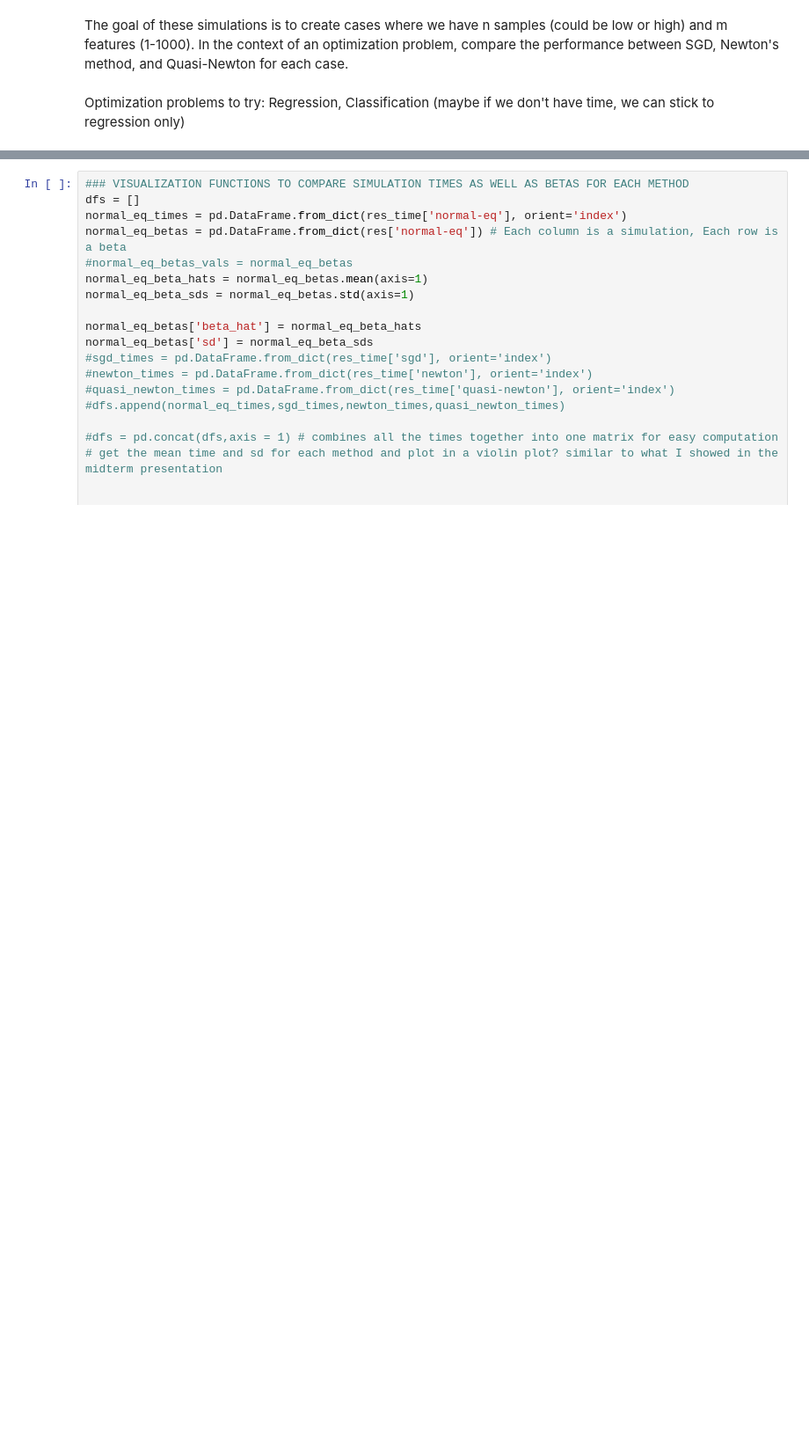
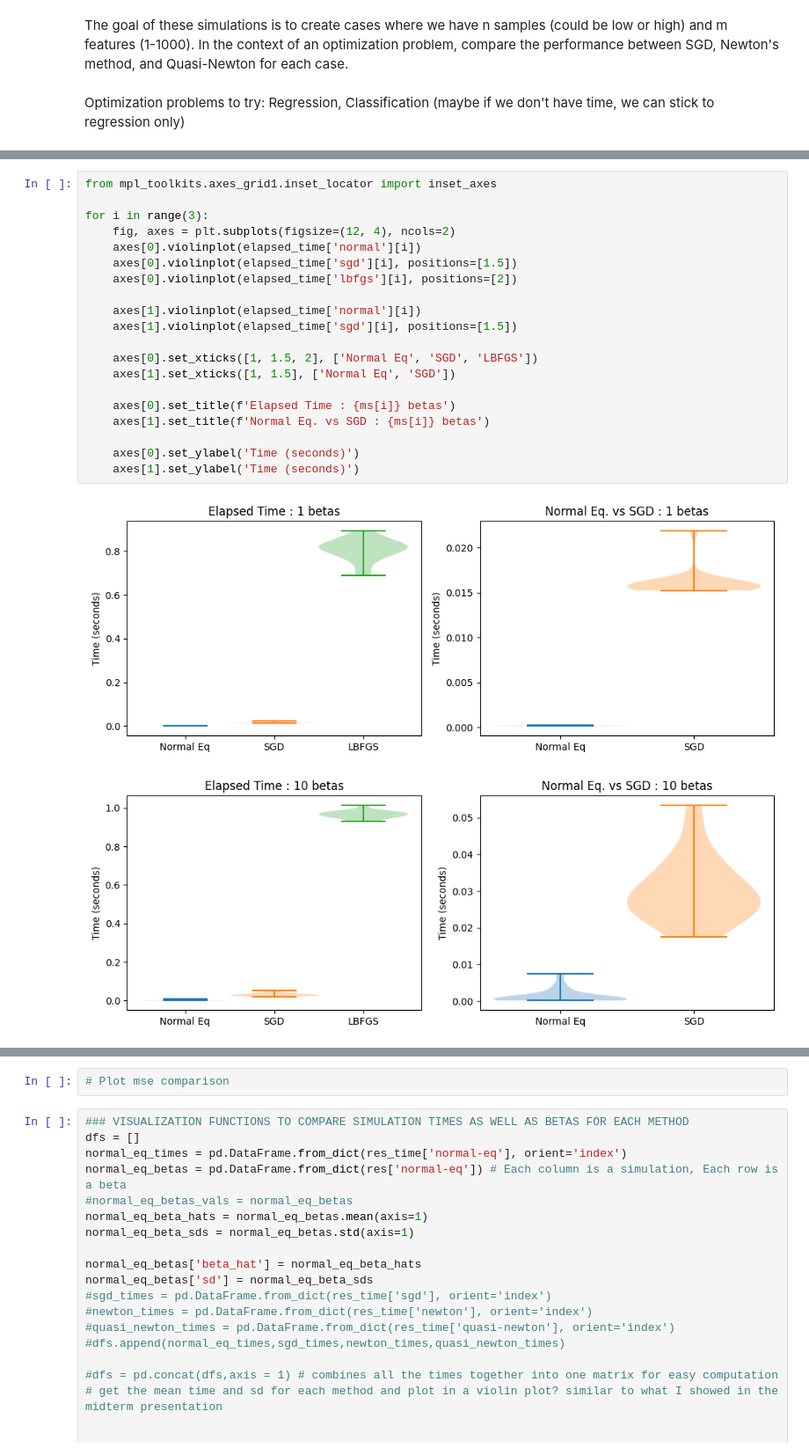
Before and after one commit to ryanhammonds/dsc210, a Jupyter notebook: project/Optimization Work.ipynb, the cells around one changed output, grey strips where cells are left out. Shown at 88% size. Drawn from its saved outputs; the diff is of its cells as text; blank space fills up the shorter version.

```diff
--- a/project/Optimization Work.ipynb
+++ b/project/Optimization Work.ipynb
@@ -289,0 +306,23 @@ for m in range(1, 1001):
+# %%
+from mpl_toolkits.axes_grid1.inset_locator import inset_axes
+
+for i in range(3):
+    fig, axes = plt.subplots(figsize=(12, 4), ncols=2)
+    axes[0].violinplot(elapsed_time['normal'][i])
+    axes[0].violinplot(elapsed_time['sgd'][i], positions=[1.5])
+    axes[0].violinplot(elapsed_time['lbfgs'][i], positions=[2])
+
+    axes[1].violinplot(elapsed_time['normal'][i])
+    axes[1].violinplot(elapsed_time['sgd'][i], positions=[1.5])
+
+    axes[0].set_xticks([1, 1.5, 2], ['Normal Eq', 'SGD', 'LBFGS'])
+    axes[1].set_xticks([1, 1.5], ['Normal Eq', 'SGD'])
+
+    axes[0].set_title(f'Elapsed Time : {ms[i]} betas')
+    axes[1].set_title(f'Normal Eq. vs SGD : {ms[i]} betas')
+
+    axes[0].set_ylabel('Time (seconds)')
+    axes[1].set_ylabel('Time (seconds)')
+# %% [output]
+[figure, added]
+[figure, added]
@@ -290,3 +330,5 @@ for m in range(1, 1001):
+# %%
+# Plot mse comparison
 # %%
 ### VISUALIZATION FUNCTIONS TO COMPARE SIMULATION TIMES AS WELL AS BETAS FOR EACH METHOD
 dfs = []
```
Also changed, not shown: parts of 9 cells of this notebook.
